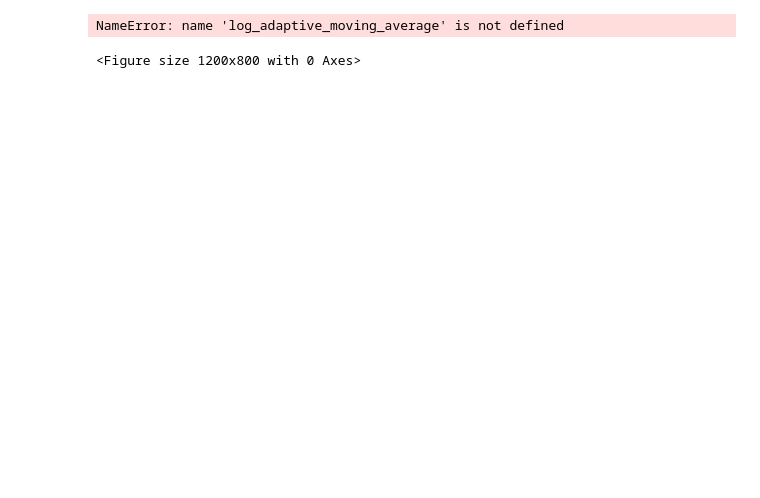
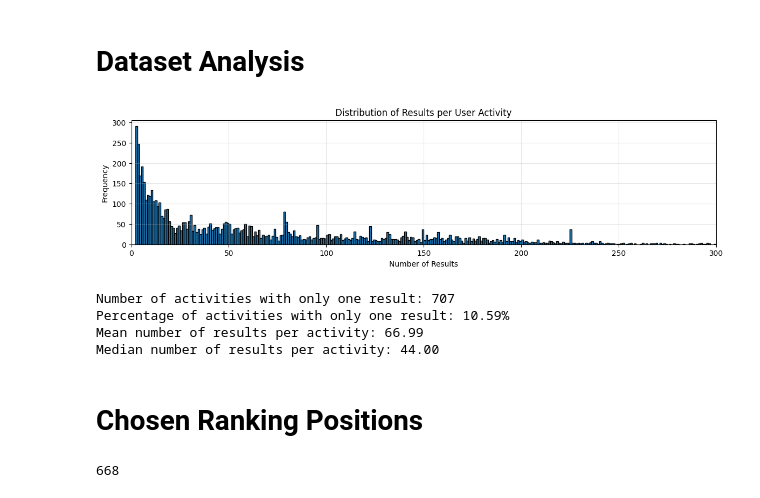
Before and after one commit to mg98/dart, a Jupyter notebook: results.ipynb, the cells around one changed output. Drawn from its saved outputs; the diff is of its cells as text; code cells hidden in the pictures; blank space fills up the shorter version.

```diff
--- a/results.ipynb
+++ b/results.ipynb
@@ -7,34 +0,0 @@ with open('chronological_ndcgs.pkl', 'rb') as f:
-# %%
-import matplotlib.pyplot as plt
-import numpy as np
-
-plt.figure(figsize=(12, 8))
-min_window_size = 1  # Minimum window size for smoothing
-max_window_size = 10  # Maximum window size for smoothing
-k = 10
-
-start_x = 6  # First data point corresponds to x = 6
-x_step = 1   # Increment step for x-values
-
-for algo_name, ndcgs in all_ndcgs.items():
-    x = np.arange(start_x, start_x + len(ndcgs[k]) * x_step, x_step)
-    smoothed_ndcgs = log_adaptive_moving_average(ndcgs[k], x, min_window_size, max_window_size)
-    x_smoothed = x[:len(smoothed_ndcgs)]
-    plt.plot(x_smoothed, smoothed_ndcgs, label=algo_name)
-
-plt.xscale('log')
-plt.xlabel('Training Examples (log scale)')
-plt.ylabel('nDCG@10')
-plt.grid(True, which='both', linestyle='--', linewidth=0.5)
-plt.legend()
-if False:
-    plt.legend(
-        loc='upper center',
-        bbox_to_anchor=(0.5, 1.3),  # Increase vertical distance
-        ncol=4,
-        frameon=False
-    )
-plt.show()
-# %% [output]
-NameError: name 'log_adaptive_moving_average' is not defined
-<Figure size 1200x800 with 0 Axes>
@@ -40,0 +22,43 @@ NameError: name 'log_adaptive_moving_average' is not defined
+# %% [markdown]
+# Dataset Analysis
+# %%
+# Plot distribution of results per user activity
+plt.figure(figsize=(14, 3))
+
+with open('user_activities.pkl', 'rb') as f:
+    user_activities = pickle.load(f)
+
+result_counts = [len(ua.results) for ua in user_activities]
+
+xmax = 300
+plt.hist(result_counts, bins=range(xmax+1), edgecolor='black')
+plt.xlabel('Number of Results')
+plt.ylabel('Frequency')
+plt.title('Distribution of Results per User Activity')
+plt.grid(True, alpha=0.3)
+plt.xlim(0, xmax)
+plt.show()
+
+# Count activities with only one result
+single_result_count = sum(1 for ua in user_activities if len(ua.results) < 5)
+print(f"Number of activities with only one result: {single_result_count}")
+print(f"Percentage of activities with only one result: {single_result_count/len(user_activities)*100:.2f}%")
+# Calculate and print mean and median of result counts
+mean_results = np.mean(result_counts)
+median_results = np.median(result_counts)
+print(f"Mean number of results per activity: {mean_results:.2f}")
+print(f"Median number of results per activity: {median_results:.2f}")
+# %% [output]
+[figure, added]
+Number of activities with only one result: 707
+Percentage of activities with only one result: 10.59%
+Mean number of results per activity: 66.99
+Median number of results per activity: 44.00
+# %% [markdown]
+# Chosen Ranking Positions
+# %%
+with open(f'results/reranked_activities/tribler.pkl', 'rb') as f:
+    ltr_act = pickle.load(f)
+len(ltr_act)
+# %% [output]
+668
```
Also changed, not shown: parts of 15 cells of this notebook, 13 other files.
